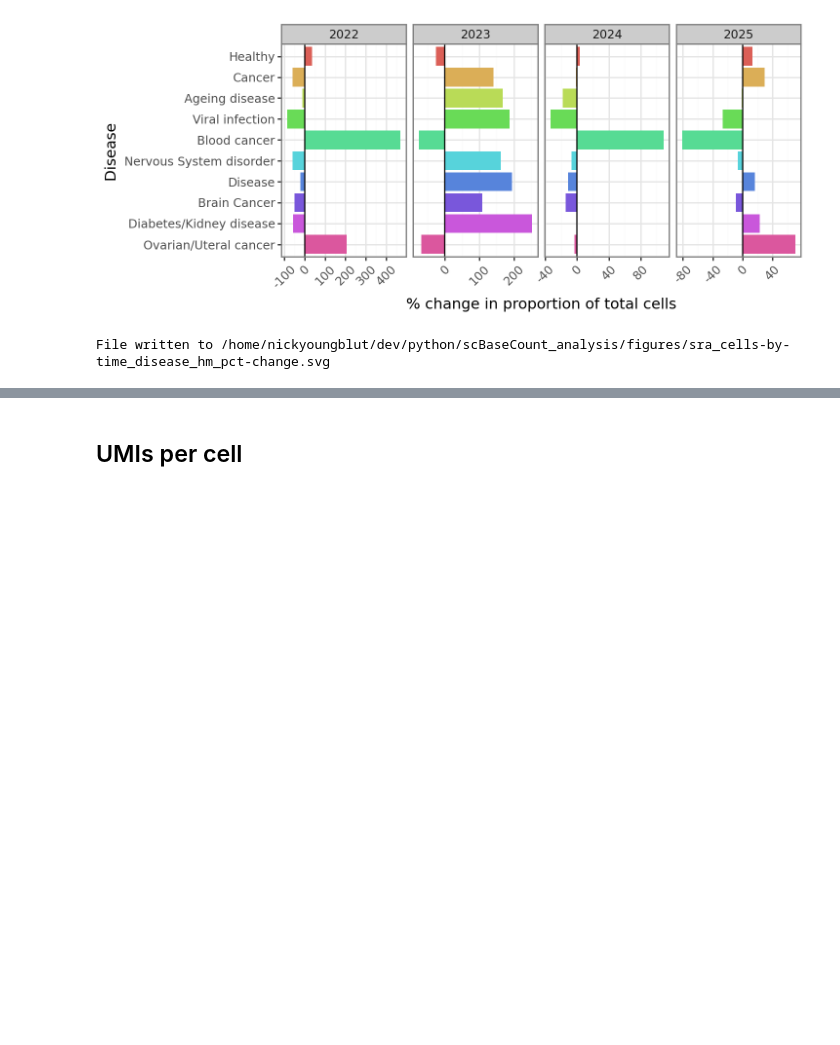
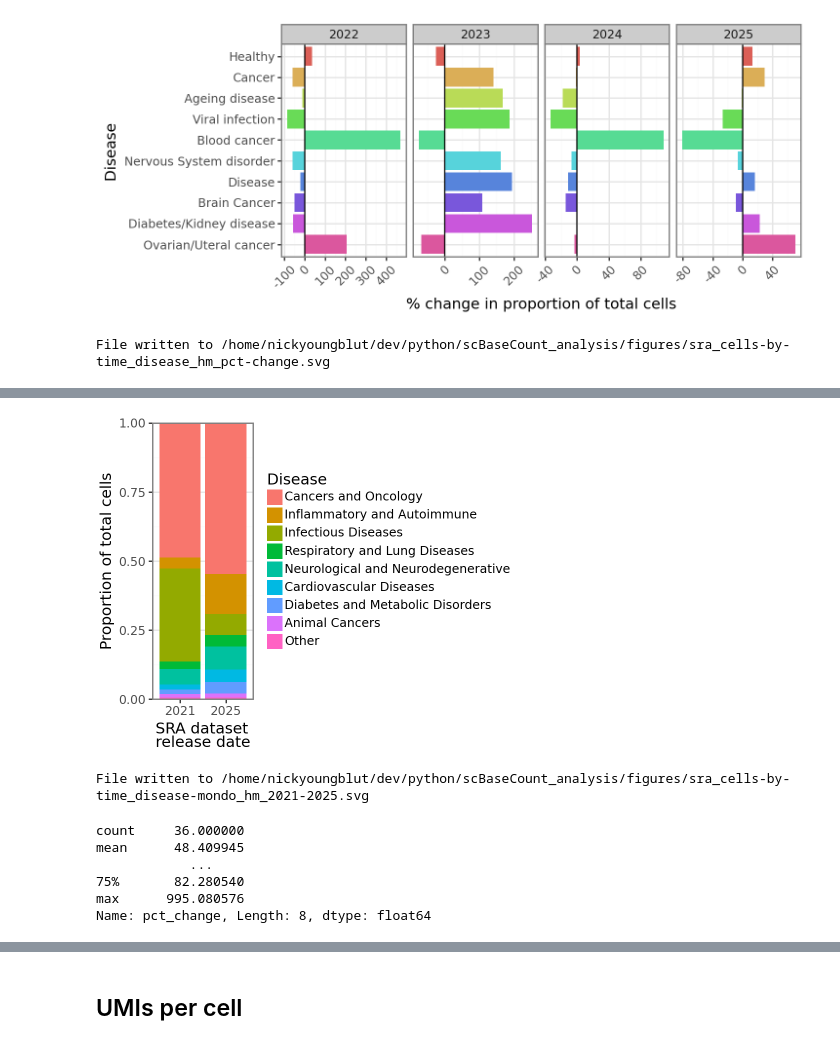
Before and after one commit to ArcInstitute/scBaseCount_analysis, a Jupyter notebook: notebooks/sra_cells-by-time.ipynb, the cells around one changed output, grey strips where cells are left out. Cells and saved outputs as stored; diff of their text form; code cells hidden in the pictures; blank space fills up the shorter version.

```diff
--- a/notebooks/sra_cells-by-time.ipynb
+++ b/notebooks/sra_cells-by-time.ipynb
@@ -1710,0 +2092,65 @@ File written to /home/nickyoungblut/dev/python/scBaseCount_analysis/figures/sra_
+# %%
+# plot the proportion of cells for 2021 and 2025
+pd.set_option('display.max_rows', 4)
+# filter to top 10 diseases
+df_cells_disease_sum_top10 = (
+    df_cells_disease_sum[["disease_group", "estimated_number_of_cells"]][df_cells_disease_sum["disease_group"] != "other"]
+    .groupby("disease_group").sum()
+    .sort_values("estimated_number_of_cells", ascending=False)
+    .head(15)
+    .reset_index()
+)
+df = df_cells_disease_sum[df_cells_disease_sum["disease_group"].isin(df_cells_disease_sum_top10["disease_group"])]
+
+# order by count
+disease_order = df_cells_disease_sum_top10["disease_group"].unique().tolist()
+df["disease_group"] = pd.Categorical(df["disease_group"], categories=disease_order)
+
+# filter to 2021 and 2025
+x = pd.PeriodIndex(['2021', '2025'], freq='Y-DEC')
+df_2022 = df[df["release_date_year"].isin(x)]
+
+# plot the proportion of cells for 2021 and 2025
+p = (
+    pn.ggplot(df_2022, pn.aes(x="release_date_year", y="estimated_number_of_cells", fill="disease_group")) +
+    pn.geom_col() +
+    pn.scale_y_continuous(expand=(0, 0)) +
+    pn.scale_fill_manual(values=disease_colors) +
+    pn.labs(
+        x = "SRA dataset\nrelease date",
+        y = "Proportion of total cells",
+        fill = "Disease",
+    ) +
+    pn.theme(
+        figure_size=(4.2, 3.4),
+        legend_key_size=11
+    )
+)
+p
+# %% [output]
+[figure, added]
+# %%
+# save as svg
+outfile = base_dir / "figures" / "sra_cells-by-time_disease-mondo_hm_2021-2025.svg"
+pn.ggsave(p, outfile)
+print(f"File written to {outfile}")
+# %% [output]
+File written to /home/nickyoungblut/dev/python/scBaseCount_analysis/figures/sra_cells-by-time_disease-mondo_hm_2021-2025.svg
+# %%
+# calculate pct_change
+df_cells_disease_sum['pct_change'] = (
+    df_cells_disease_sum
+    .sort_values(group_cols)  # Ensure proper ordering
+    .groupby(group_cols[1:])['estimated_number_of_cells']
+    .pct_change() * 100
+)
+x = pd.PeriodIndex(['2022', '2023', '2024', '2025'], freq='Y-DEC')
+df_cells_disease_sum = df_cells_disease_sum[df_cells_disease_sum["release_date_year"].isin(x)]
+df_cells_disease_sum["pct_change"].describe()
+# %% [output]
+count     36.000000
+mean      48.409945
+            ...
+75%       82.280540
+max      995.080576
+Name: pct_change, Length: 8, dtype: float64
```
Also changed, not shown: parts of 38 cells of this notebook.
